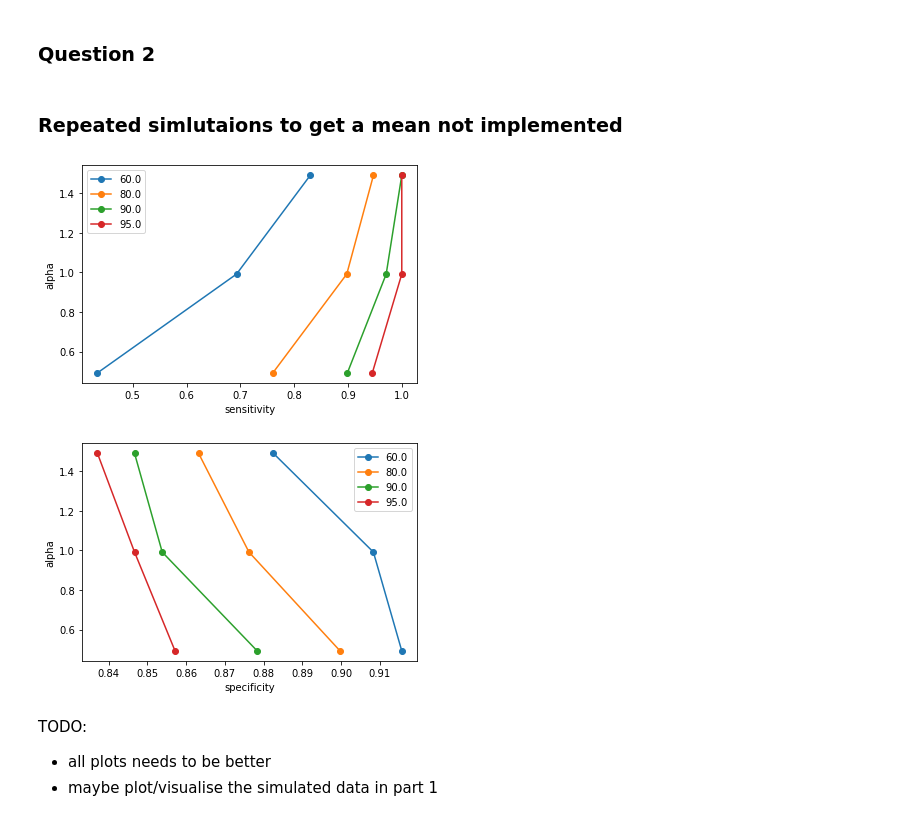
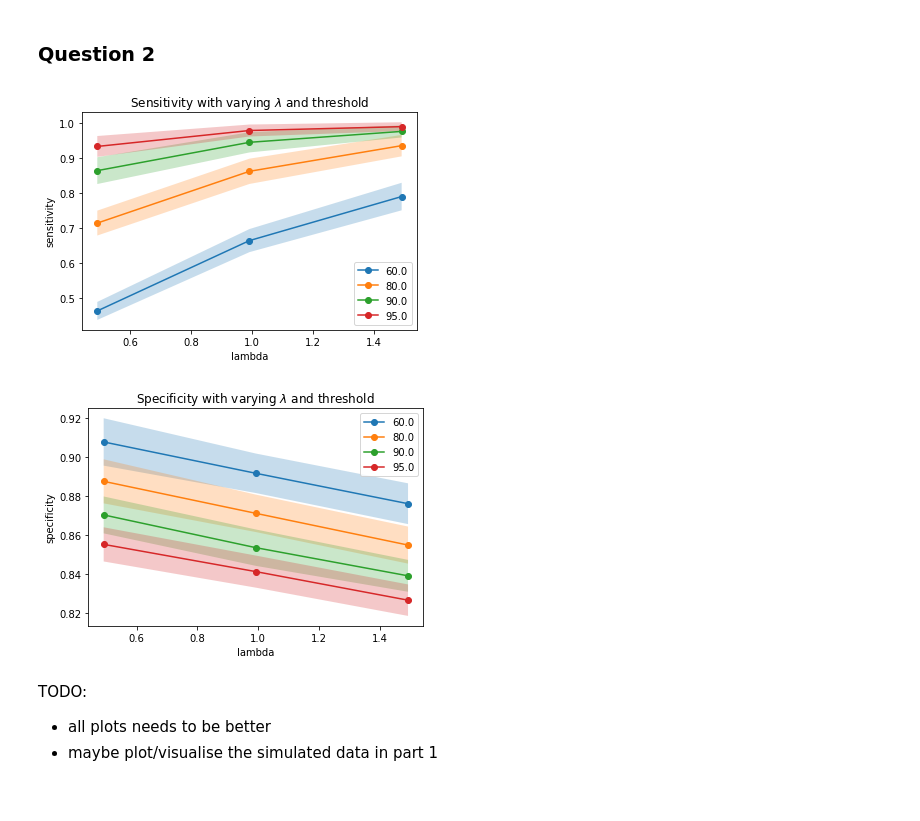
Before and after one commit to antonsandberg/Big-Data, a Jupyter notebook: Project3.ipynb, the cells around one changed output. Cells and saved outputs as stored; diff of their text form; code cells hidden in the pictures.

```diff
--- a/Project3.ipynb
+++ b/Project3.ipynb
@@ -519,8 +519,6 @@ for ckey in f_keys:
         frac_correct[ckey].append(n_true_features/n_features_est)
 # %% [markdown]
 ### Question 2
-# %% [markdown]
-### Repeated simlutaions to get a mean not implemented
 # %%
 fracs = M*np.array([0.6, 0.8, 0.9, 0.95])
 alphas = [st_alpha-0.5, st_alpha, st_alpha+0.5]
@@ -558,20 +567,28 @@ for cfrac in fracs:
-# %%
-for csens in sensitivity:
-    plt.plot(csens, alphas, 'o-')
-plt.xlabel('sensitivity')
-plt.ylabel('alpha')
-plt.legend(fracs)
-plt.show()
-
-for cspec in specificity:
-    plt.plot(cspec, alphas, 'o-')
-plt.xlabel('specificity')
-plt.ylabel('alpha')
-plt.legend(fracs)
-plt.show()
-# %% [output]
-[figure, removed]
-[figure, removed]
+# %%
+for cm_sens, cstd_sens, cfrac  in zip(mean_sensitivity, std_sensitivity, fracs):
+    line, = plt.plot(alphas, cm_sens, 'o-')
+    line.set_label(cfrac)
+    cstd = [cm_sens-cstd_sens, cm_sens+cstd_sens]
+    plt.fill_between(alphas, cstd[0], cstd[1], alpha=0.25)
+plt.xlabel('lambda')
+plt.ylabel('sensitivity')
+plt.legend()
+plt.title(r'Sensitivity with varying $\lambda$ and threshold')
+plt.show()
+
+for cm_spec, cstd_spec, cfrac in zip(mean_specificity, std_specificity, fracs):
+    line, = plt.plot(alphas, cm_spec, 'o-')
+    line.set_label(cfrac)
+    cstd = [cm_spec-cstd_spec, cm_spec+cstd_spec]
+    plt.fill_between(alphas, cstd[0], cstd[1], alpha=0.25)
+plt.xlabel('lambda')
+plt.ylabel('specificity')
+plt.title(r'Specificity with varying $\lambda$ and threshold')
+plt.legend()
+plt.show()
+# %% [output]
+[figure, added]
+[figure, added]
 # %% [markdown]
 TODO:
 - all plots needs to be better
```
Also changed, not shown: parts of 4 cells of this notebook.
